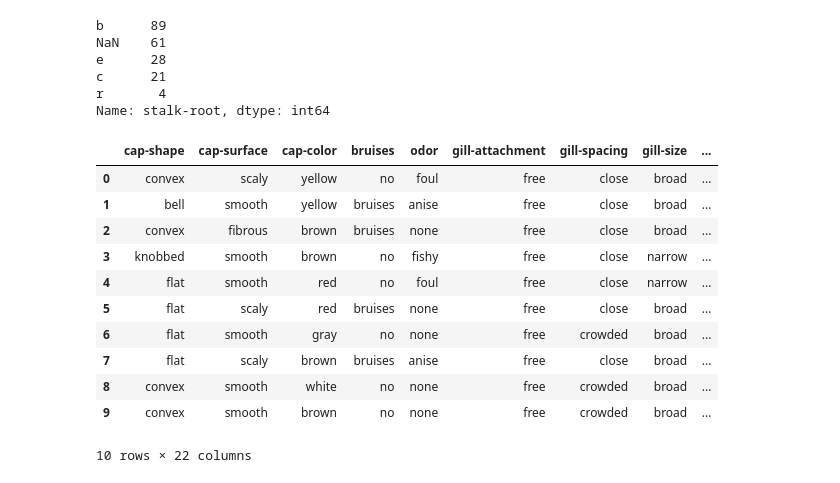
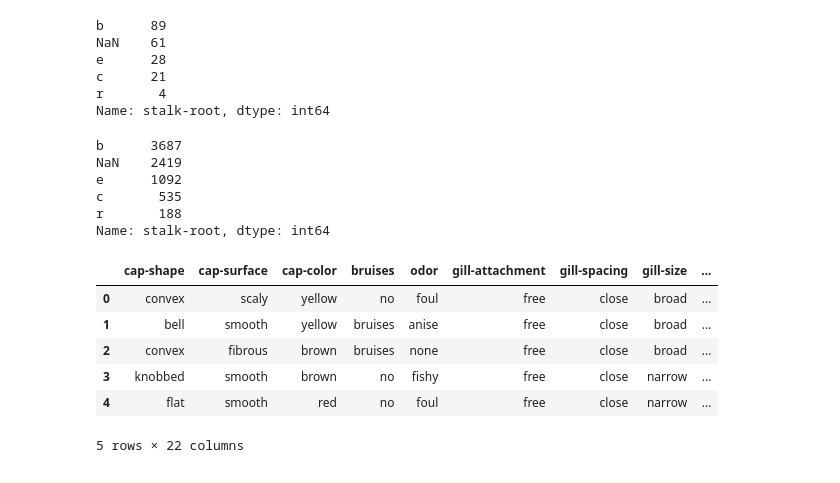
Before and after one commit to csun-data-science-bootcamp-20/Group9, a Jupyter notebook: Mushrooms.ipynb, the cells around one changed output. Cells and saved outputs as stored; diff of their text form; code cells hidden in the pictures.

```diff
--- a/Mushrooms.ipynb
+++ b/Mushrooms.ipynb
@@ -6,7 +6,7 @@ import matplotlib.pyplot as plt
 # %% [markdown]
 ## EDA
 # %%
-data = pd.read_csv("dataset_mushrooms.csv")
+data = pd.read_csv("datasets/dataset_mushrooms.csv")
 data.head()
 # %% [output]
 |  | class | cap-shape | cap-surface | cap-color | bruises | odor | gill-attachment | gill-spacing | ... |
@@ -83,7 +83,7 @@ dtype: bool
 # %% [markdown]
 ## Replace data using column description
 # %%
-data_definitions = pd.read_csv("columns_definitions.csv")
+data_definitions = pd.read_csv("datasets/columns_definitions.csv")
 data_definitions
 # %% [output]
 |  | column_name | defs |
@@ -216,7 +216,7 @@ data_new.sample(5)
 # %% [markdown]
 ## Clean data in submission dataset
 # %%
-data_submission = pd.read_csv("submission_mushrooms.csv")
+data_submission = pd.read_csv("datasets/submission_mushrooms.csv")
 data_submission.head()
 # %% [output]
 |  | Unnamed: 0 | cap-shape | cap-surface | cap-color | bruises | odor | gill-attachment | gill-spacing | ... |
@@ -326,6 +326,17 @@ e      28
 c      21
 r       4
 Name: stalk-root, dtype: int64
+# %%
+test_data['stalk-root'].value_counts(dropna=False)
+
+# missing data from original dataset
+# %% [output]
+b      3687
+NaN    2419
+e      1092
+c       535
+r       188
+Name: stalk-root, dtype: int64
 # %%
 datadef_new = data_submission # raw dataframe each time the cell is running
 
@@ -334,17 +345,12 @@ for column_name in features_data[1:]: # [1:] -> we don't need 'class' column
     datadef_new[column_name].replace(columns_dictionaries_list[i], inplace=True)
     i+=1
 # %%
-datadef_new[:10]
+datadef_new.head()
 # %% [output]
 |  | cap-shape | cap-surface | cap-color | bruises | odor | gill-attachment | gill-spacing | gill-size | ... |
 | 0 | convex | scaly | yellow | no | foul | free | close | broad | ... |
 | 1 | bell | smooth | yellow | bruises | anise | free | close | broad | ... |
 | 2 | convex | fibrous | brown | bruises | none | free | close | broad | ... |
 | 3 | knobbed | smooth | brown | no | fishy | free | close | narrow | ... |
 | 4 | flat | smooth | red | no | foul | free | close | narrow | ... |
-| 5 | flat | scaly | red | bruises | none | free | close | broad | ... |
-| 6 | flat | smooth | gray | no | none | free | crowded | broad | ... |
-| 7 | flat | scaly | brown | bruises | anise | free | close | broad | ... |
-| 8 | convex | smooth | white | no | none | free | crowded | broad | ... |
-| 9 | convex | smooth | brown | no | none | free | crowded | broad | ... |
-10 rows × 22 columns
+5 rows × 22 columns
```
Also changed, not shown: parts of 20 cells of this notebook, 1 other file.
